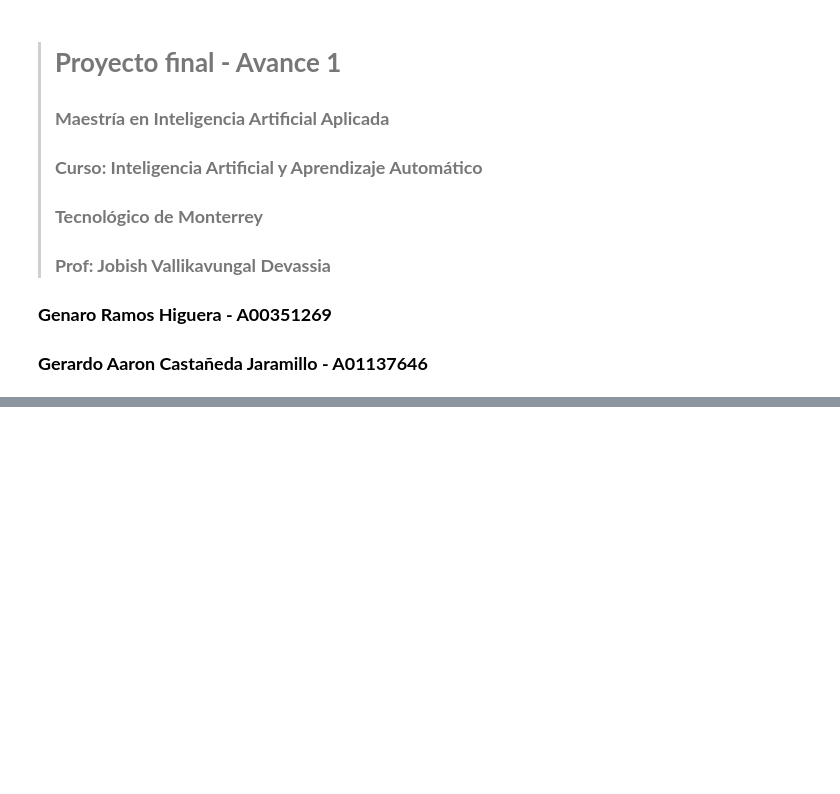
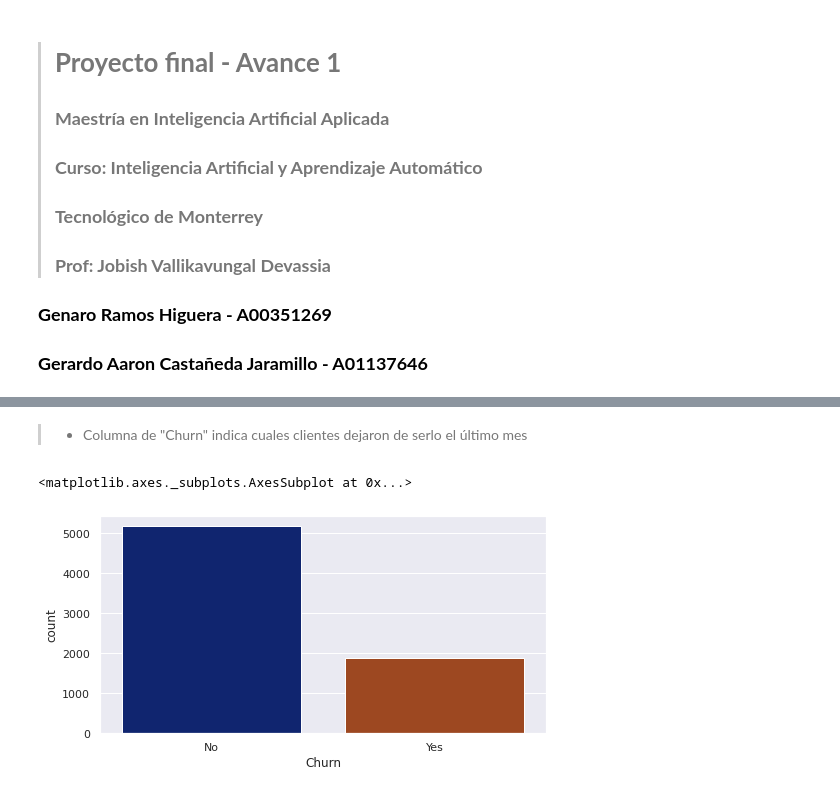
Before and after one commit to PosgradoMNA/actividades-del-projecto-equipo-52, a Jupyter notebook: Proyecto final - Avance 1.ipynb, the cells around one changed output, grey strips where cells are left out. Saved outputs shown, nothing was run; the diff lists cells and outputs as text; code cells hidden in the pictures; blank space fills up the shorter version.

```diff
--- a/Proyecto final - Avance 1.ipynb
+++ b/Proyecto final - Avance 1.ipynb
@@ -11,0 +23,3 @@
+# %%
+customer_churn = pd.read_csv("https://github.com/PosgradoMNA/actividades-del-projecto-equipo-52/blob/main/WA_Fn-UseC_-Telco-Customer-Churn.csv?raw=true",delimiter =",")
+customer_churn["TotalCharges"] = pd.to_numeric(customer_churn["TotalCharges"], errors='coerce')
@@ -11,0 +62,8 @@
+# %% [markdown]
+>* Columna de "Churn" indica cuales clientes dejaron de serlo el último mes
+# %%
+sns.set(rc={'figure.figsize':(8,4)})
+sns.countplot(x=customer_churn['Churn'],palette='dark')
+# %% [output]
+<matplotlib.axes._subplots.AxesSubplot at 0x...>
+[figure, added]
```
Also changed, not shown: parts of 14 cells of this notebook.
